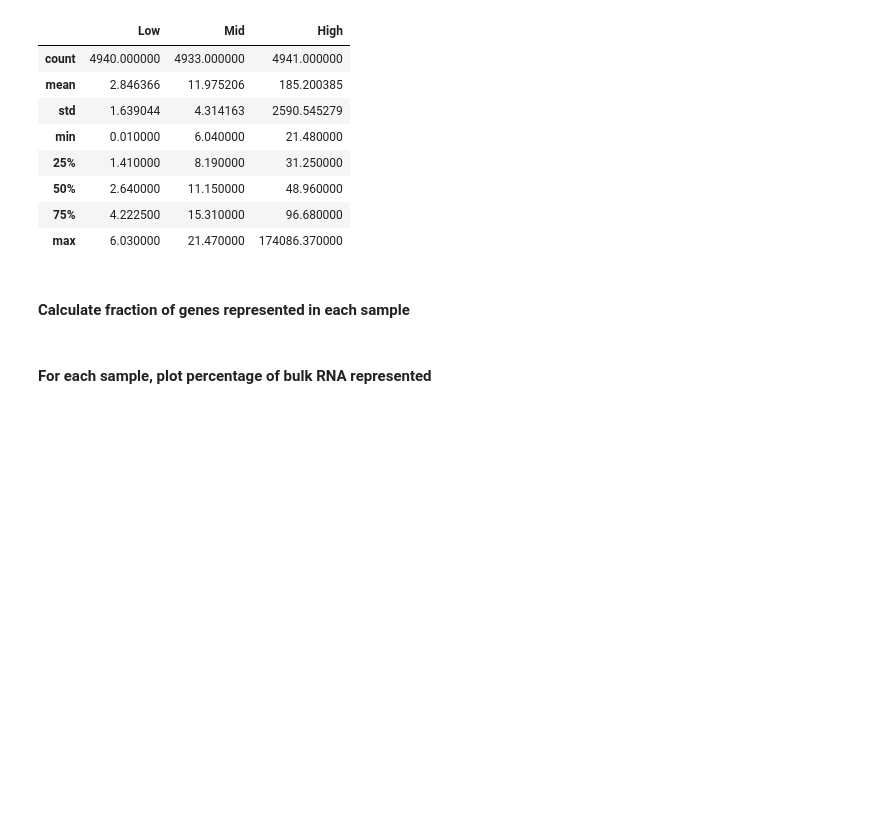
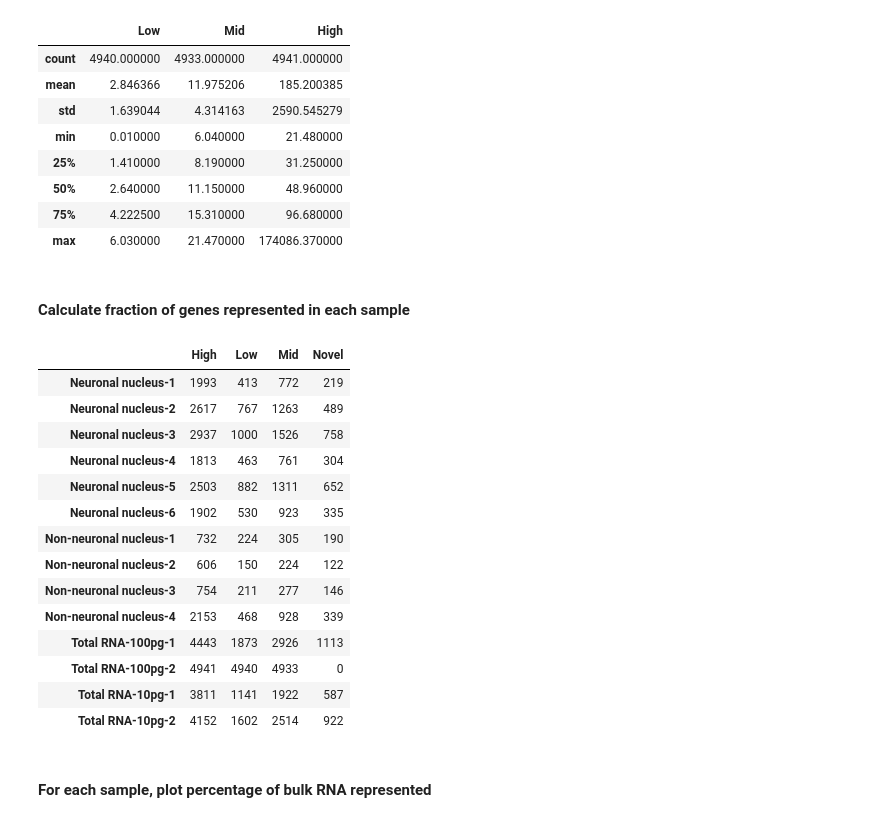
Before and after one commit to Schork-Lab/np_single_nucleus_rnaseq, a Jupyter notebook: data_analysis.ipynb, the cells around one changed output. Cells and saved outputs as stored; diff of their text form; code cells hidden in the pictures; blank space fills up the shorter version.

```diff
--- a/data_analysis.ipynb
+++ b/data_analysis.ipynb
@@ -183,3 +142,21 @@ expressed_df = data.calculate_relative_expression(tpm_df, low, mid, high)
+# %%
+expressed_df
+# %% [output]
+|  | High | Low | Mid | Novel |
+| Neuronal nucleus-1 | 1993 | 413 | 772 | 219 |
+| Neuronal nucleus-2 | 2617 | 767 | 1263 | 489 |
+| Neuronal nucleus-3 | 2937 | 1000 | 1526 | 758 |
+| Neuronal nucleus-4 | 1813 | 463 | 761 | 304 |
+| Neuronal nucleus-5 | 2503 | 882 | 1311 | 652 |
+| Neuronal nucleus-6 | 1902 | 530 | 923 | 335 |
+| Non-neuronal nucleus-1 | 732 | 224 | 305 | 190 |
+| Non-neuronal nucleus-2 | 606 | 150 | 224 | 122 |
+| Non-neuronal nucleus-3 | 754 | 211 | 277 | 146 |
+| Non-neuronal nucleus-4 | 2153 | 468 | 928 | 339 |
+| Total RNA-100pg-1 | 4443 | 1873 | 2926 | 1113 |
+| Total RNA-100pg-2 | 4941 | 4940 | 4933 | 0 |
+| Total RNA-10pg-1 | 3811 | 1141 | 1922 | 587 |
+| Total RNA-10pg-2 | 4152 | 1602 | 2514 | 922 |
 # %% [markdown]
 #### For each sample, plot percentage of bulk RNA represented
 # %%
```
Also changed, not shown: parts of 38 cells of this notebook.
